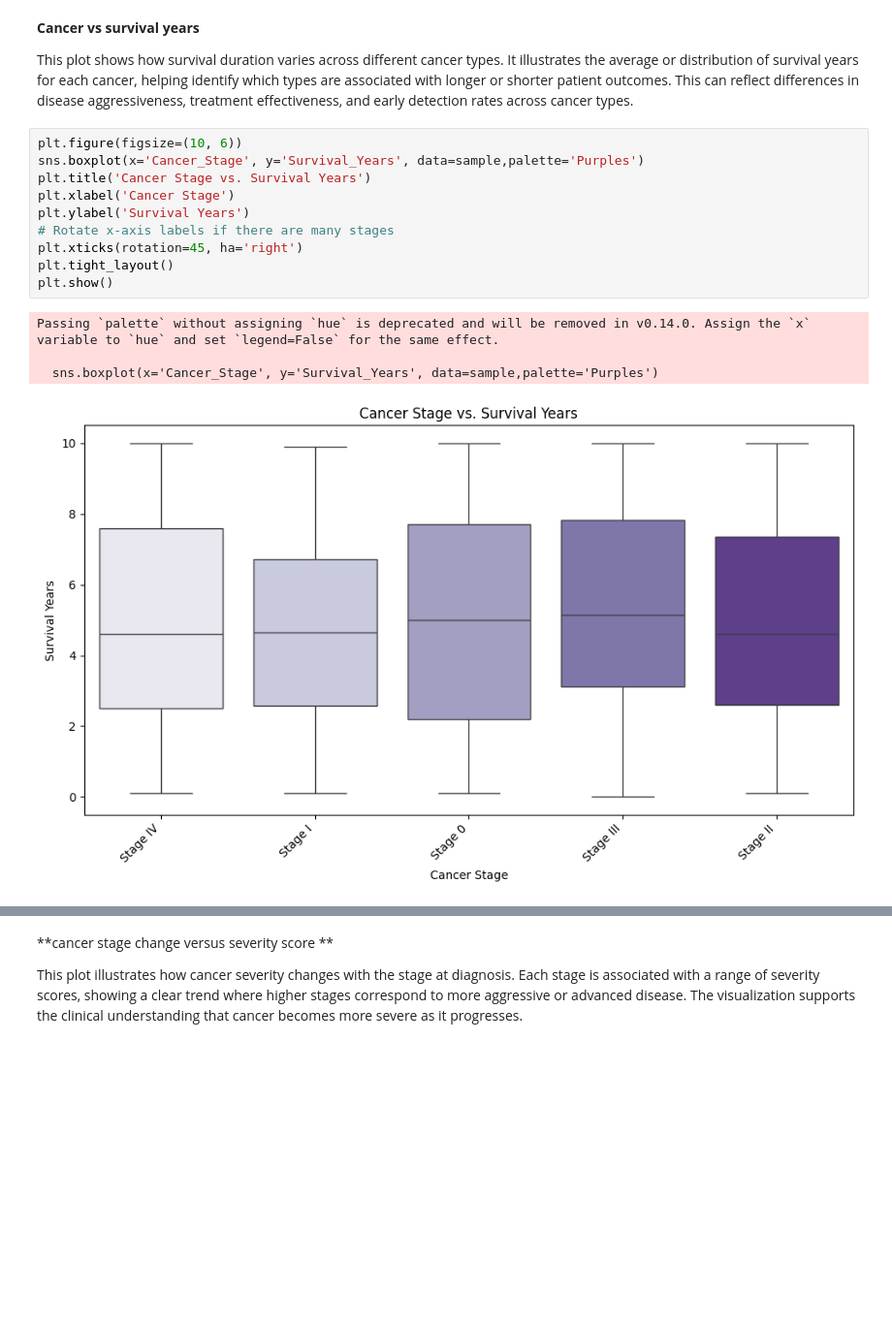
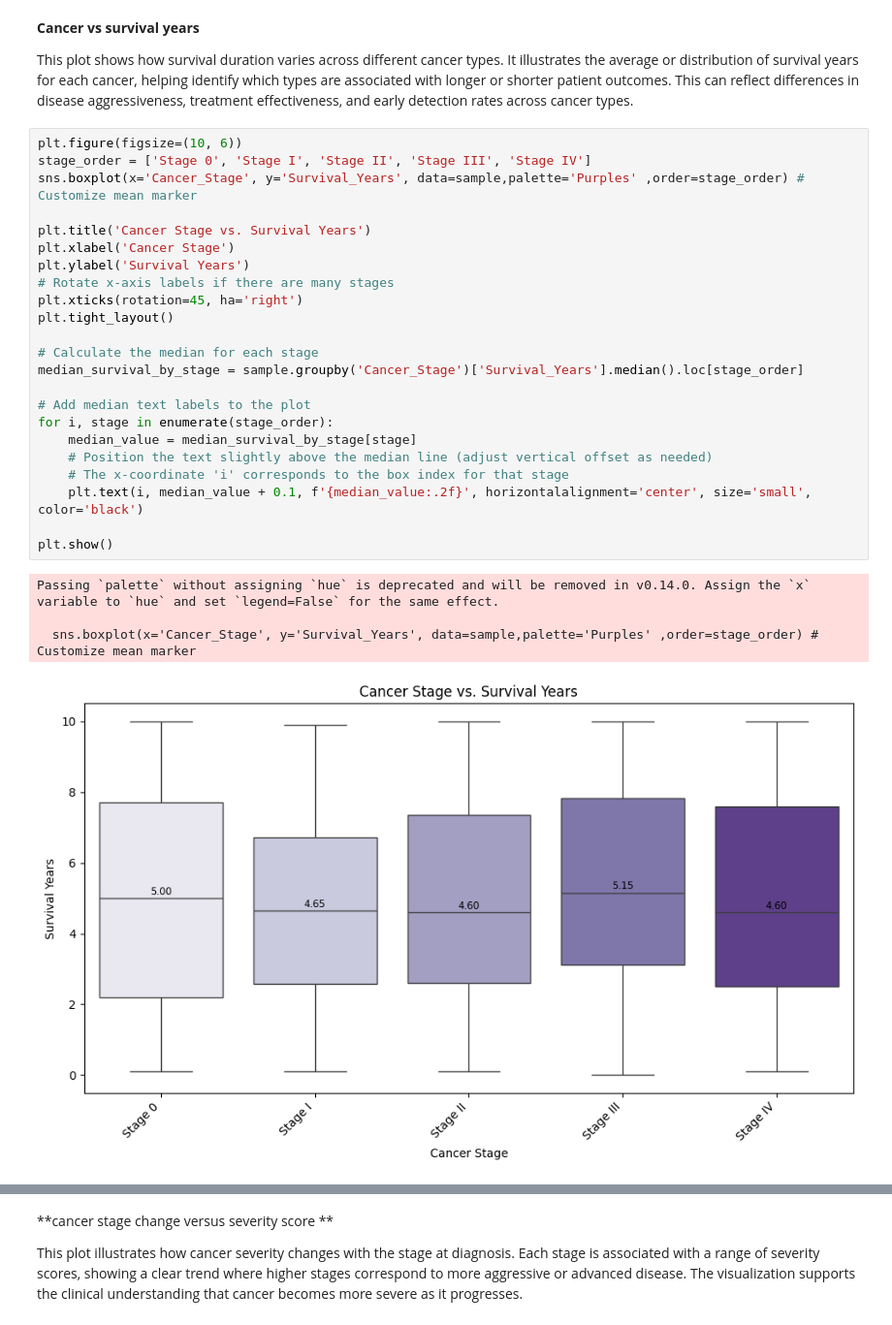
Before and after one commit to Zeina-Shalaan/Cancer-DATA, a Jupyter notebook: global_cancer_patients_2015_2024_Dataset_project2.ipynb, the cells around one changed output, grey strips where cells are left out. Shown at 97% size. Saved outputs shown, nothing was run; the diff lists cells and outputs as text; blank space fills up the shorter version.

Commit message:
Obsv of visualiztaion

```diff
--- a/global_cancer_patients_2015_2024_Dataset_project2.ipynb
+++ b/global_cancer_patients_2015_2024_Dataset_project2.ipynb
@@ -328,16 +347,29 @@ plt.show()
 This plot shows how survival duration varies across different cancer types. It illustrates the average or distribution of survival years for each cancer, helping identify which types are associated with longer or shorter patient outcomes. This can reflect differences in disease aggressiveness, treatment effectiveness, and early detection rates across cancer types.
 # %%
 plt.figure(figsize=(10, 6))
-sns.boxplot(x='Cancer_Stage', y='Survival_Years', data=sample,palette='Purples')
+stage_order = ['Stage 0', 'Stage I', 'Stage II', 'Stage III', 'Stage IV']
+sns.boxplot(x='Cancer_Stage', y='Survival_Years', data=sample,palette='Purples' ,order=stage_order) # Customize mean marker
+
 plt.title('Cancer Stage vs. Survival Years')
 plt.xlabel('Cancer Stage')
 plt.ylabel('Survival Years')
 # Rotate x-axis labels if there are many stages
 plt.xticks(rotation=45, ha='right')
 plt.tight_layout()
+
+# Calculate the median for each stage
+median_survival_by_stage = sample.groupby('Cancer_Stage')['Survival_Years'].median().loc[stage_order]
+
+# Add median text labels to the plot
+for i, stage in enumerate(stage_order):
+    median_value = median_survival_by_stage[stage]
+    # Position the text slightly above the median line (adjust vertical offset as needed)
+    # The x-coordinate 'i' corresponds to the box index for that stage
+    plt.text(i, median_value + 0.1, f'{median_value:.2f}', horizontalalignment='center', size='small', color='black')
+
 plt.show()
 # %% [output]
 Passing `palette` without assigning `hue` is deprecated and will be removed in v0.14.0. Assign the `x` variable to `hue` and set `legend=False` for the same effect.
 
-  sns.boxplot(x='Cancer_Stage', y='Survival_Years', data=sample,palette='Purples')
+  sns.boxplot(x='Cancer_Stage', y='Survival_Years', data=sample,palette='Purples' ,order=stage_order) # Customize mean marker
-[figure, old version]
+[figure, new version]
```
Also changed, not shown: parts of 13 cells of this notebook.
